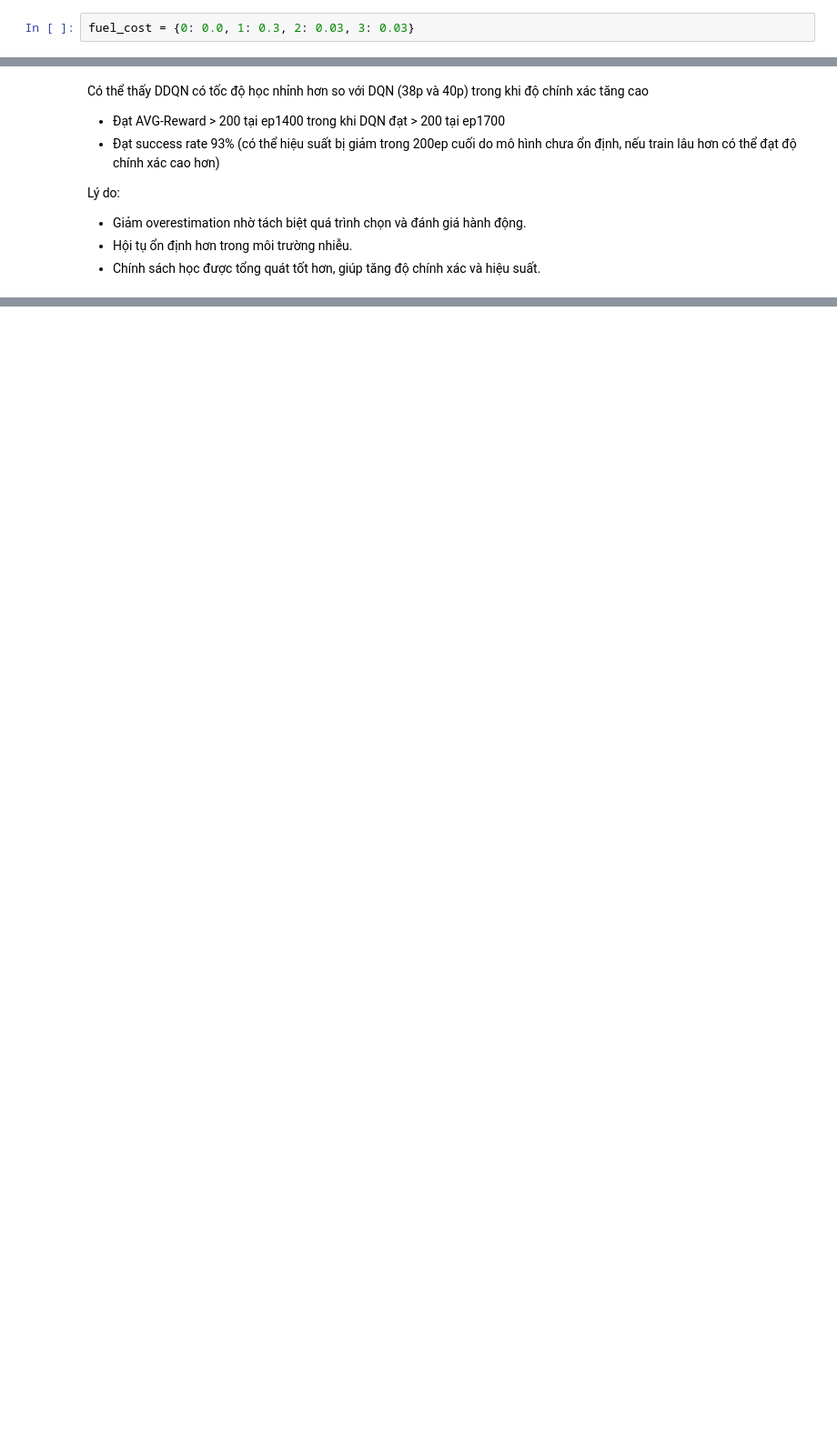
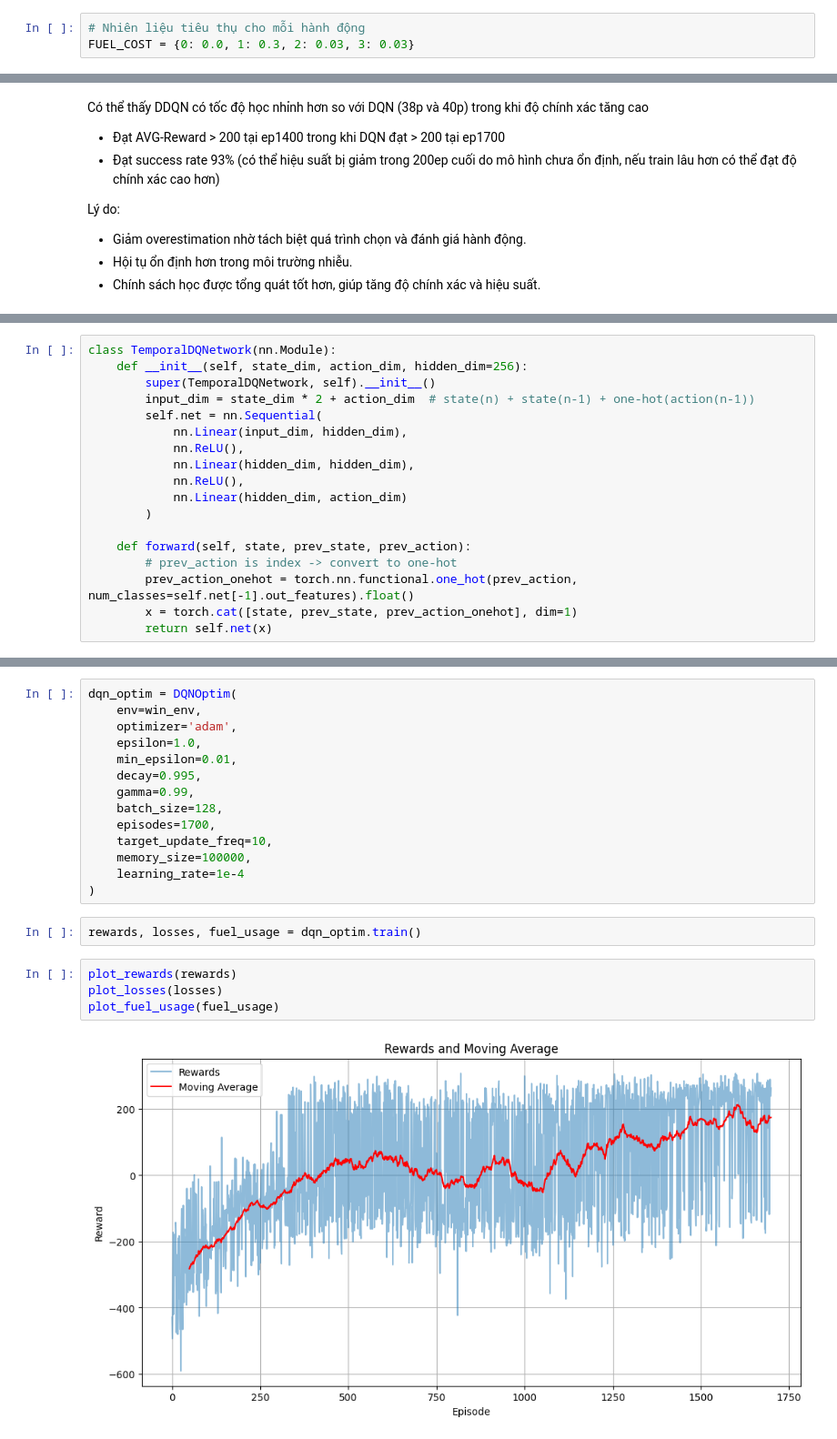
Before and after one commit to sleepifoxx/sleepifoxx, a Jupyter notebook: LunarLander_Final.ipynb, the cells around one changed output, grey strips where cells are left out. Shown: that part at 91% size. Cells and saved outputs as stored; diff of their text form; blank space fills up the shorter version.

```diff
--- a/LunarLander_Final.ipynb
+++ b/LunarLander_Final.ipynb
@@ -125,5 +132,6 @@ print(f"State Dimension: {state_dim}, Action Dimension: {action_dim}")
 # %% [output]
 State Dimension: 8, Action Dimension: 4
 # %%
-fuel_cost = {0: 0.0, 1: 0.3, 2: 0.03, 3: 0.03}
+# Nhiên liệu tiêu thụ cho mỗi hành động
+FUEL_COST = {0: 0.0, 1: 0.3, 2: 0.03, 3: 0.03}
 # %%
@@ -1422,0 +1545,18 @@ Lý do:
+# %%
+class TemporalDQNetwork(nn.Module):
+    def __init__(self, state_dim, action_dim, hidden_dim=256):
+        super(TemporalDQNetwork, self).__init__()
+        input_dim = state_dim * 2 + action_dim  # state(n) + state(n-1) + one-hot(action(n-1))
+        self.net = nn.Sequential(
+            nn.Linear(input_dim, hidden_dim),
+            nn.ReLU(),
+            nn.Linear(hidden_dim, hidden_dim),
+            nn.ReLU(),
+            nn.Linear(hidden_dim, action_dim)
+        )
+
+    def forward(self, state, prev_state, prev_action):
+        # prev_action is index -> convert to one-hot
+        prev_action_onehot = torch.nn.functional.one_hot(prev_action, num_classes=self.net[-1].out_features).float()
+        x = torch.cat([state, prev_state, prev_action_onehot], dim=1)
+        return self.net(x)
@@ -1422,0 +1770,22 @@ Lý do:
+# %%
+dqn_optim = DQNOptim(
+    env=win_env,
+    optimizer='adam',
+    epsilon=1.0,
+    min_epsilon=0.01,
+    decay=0.995,
+    gamma=0.99,
+    batch_size=128,
+    episodes=1700,
+    target_update_freq=10,
+    memory_size=100000,
+    learning_rate=1e-4
+)
+# %%
+rewards, losses, fuel_usage = dqn_optim.train()
+# %%
+plot_rewards(rewards)
+plot_losses(losses)
+plot_fuel_usage(fuel_usage)
+# %% [output]
+[figure, added]
```
Also changed, not shown: parts of 23 cells of this notebook, 9 other files.
